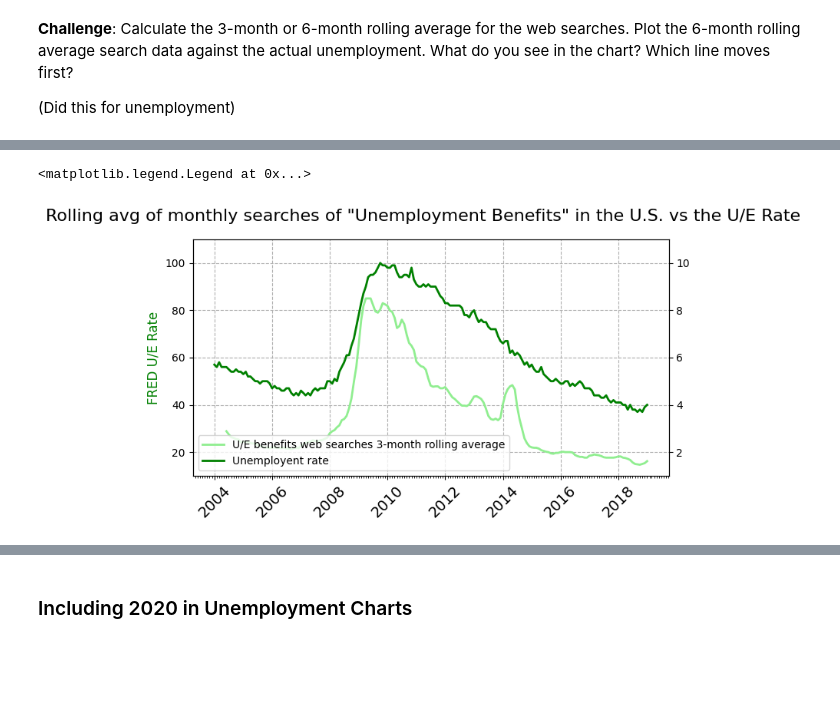
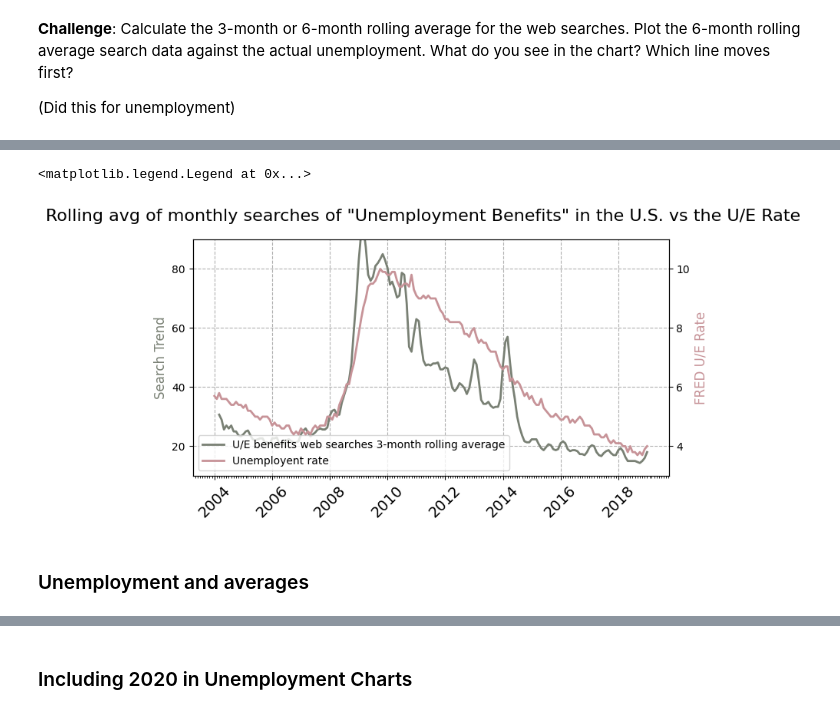
Before and after one commit to 22skowron/Data-manipulation-practice, a Jupyter notebook: Google Trends and Data Visualisation (start).ipynb, the cells around one changed output, grey strips where cells are left out. Drawn from its saved outputs; the diff is of its cells as text; code cells hidden in the pictures; blank space fills up the shorter version.

```diff
--- a/Google Trends and Data Visualisation (start).ipynb
+++ b/Google Trends and Data Visualisation (start).ipynb
@@ -460,8 +460,8 @@ ax2.set_yticks(np.linspace(0, 10, 6))
 
 (Did this for unemployment)
 # %%
-unemployment_rolling_3m_avg_df = unemployment_df.rolling(window=6, on='MONTH').mean()
-unemployment_rolling_6m_avg_df = unemployment_df.rolling(window=3, on='MONTH').mean()
+unemployment_rolling_3m_avg_df = unemployment_df.rolling(window=3, on='MONTH').mean()
+unemployment_rolling_1y_avg_df = unemployment_df.rolling(window=12, on='MONTH').mean()
 
 unemployment_rolling_3m_avg_df
 # %% [output]
@@ -477,43 +487,52 @@ unemployment_rolling_3m_avg_df
 # %%
 fig, ax1 = plt.subplots(figsize=(8, 4))
 fig.suptitle('Rolling avg of monthly searches of "Unemployment Benefits" in the U.S. vs the U/E Rate', fontsize=16)
 
+# Search trend 3-m rolling average
 l1, = ax1.plot(
     'MONTH',
     'UE_BENEFITS_WEB_SEARCH',
     data=unemployment_rolling_3m_avg_df,
-    color='lightgreen', linestyle='-', linewidth=2,
+    color='#798074', linestyle='-', linewidth=2,
     label='U/E benefits web searches 3-month rolling average'
 )
-ax1.set_yticks(np.arange(20, 110, 20))
-ax1.set_ylabel('FRED U/E Rate', color='green', fontsize=12)
-ax1.tick_params(axis='x', labelsize=14, rotation=45)
-ax1.grid(linestyle='--')
+ax1.set_ylabel('Search Trend', color='#798074', fontsize=12)
+ax1.set_ylim(10, 90)
+ax1.set_yticks(np.arange(20, 90, 20))
+
+# Unemployment rate
+ax2 = ax1.twinx()
+l2, = ax2.plot(
+    'MONTH',
+    'UNRATE',
+    data=unemployment_df,
+    color='#c79398', linestyle='-', linewidth=2,
+    label='Unemployent rate'
+)
+ax2.set_ylabel('FRED U/E Rate', color='#c79398', fontsize=12)
+ax2.set_ylim(3, 11)
+ax2.set_yticks(np.arange(4, 11, 2))
+
+# X AXIS
 ax1.xaxis.set_major_locator(years)
 ax1.xaxis.set_minor_locator(months)
 ax1.xaxis.set_major_formatter(years_format)
+
 ax1.set_xticks(
     pd.date_range(
     start=unemployment_df['MONTH'].min(),
     end=unemployment_df['MONTH'].max(),
     freq='2YS'
 ))
-ax1.set_ylim(10, 110)
+ax1.tick_params(axis='x', labelsize=14, rotation=45)
 
-ax2 = ax1.twinx()
-l2, = ax2.plot(
-    'MONTH',
-    'UNRATE',
-    data=unemployment_df,
-    color='green', linestyle='-', linewidth=2,
-    label='Unemployent rate'
-)
-ax2.set_yticks(np.arange(2, 11, 2))
-ax2.set_ylim(1, 11)
-
-ax2.legend(handles=[l1, l2])
+# Common settings
+ax1.grid(linestyle='--')
+ax1.legend(handles=[l1, l2], loc='lower left')
 # %% [output]
 <matplotlib.legend.Legend at 0x...>
-[figure, old version]
+[figure, new version]
+# %% [markdown]
+### Unemployment and averages
 # %%
 fig, ax1 = plt.subplots(figsize=(8, 4))
```
Also changed, not shown: parts of 7 cells of this notebook, 1 other file.
